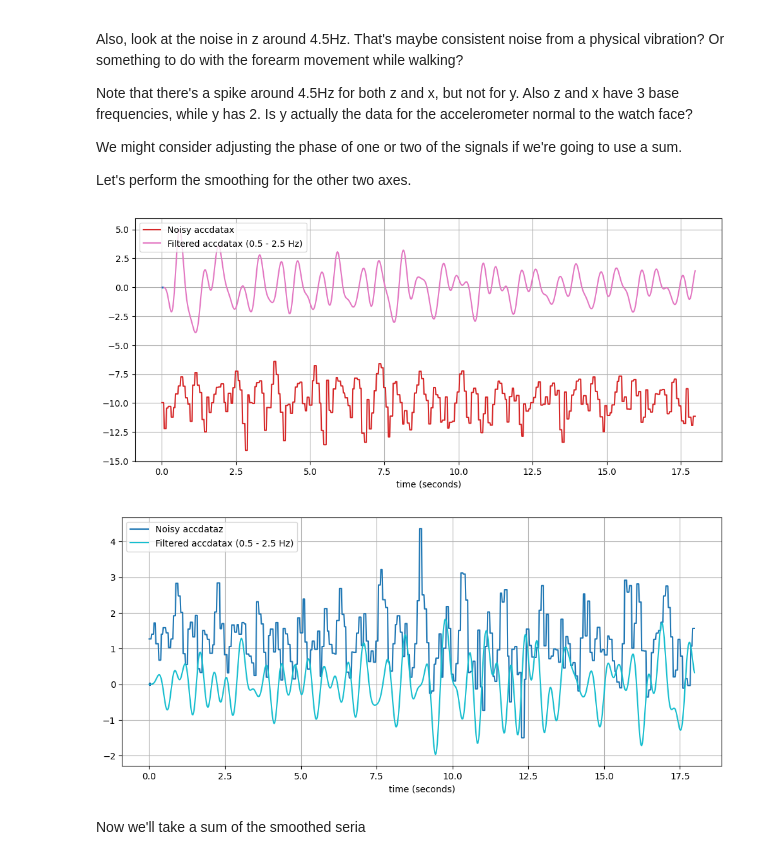
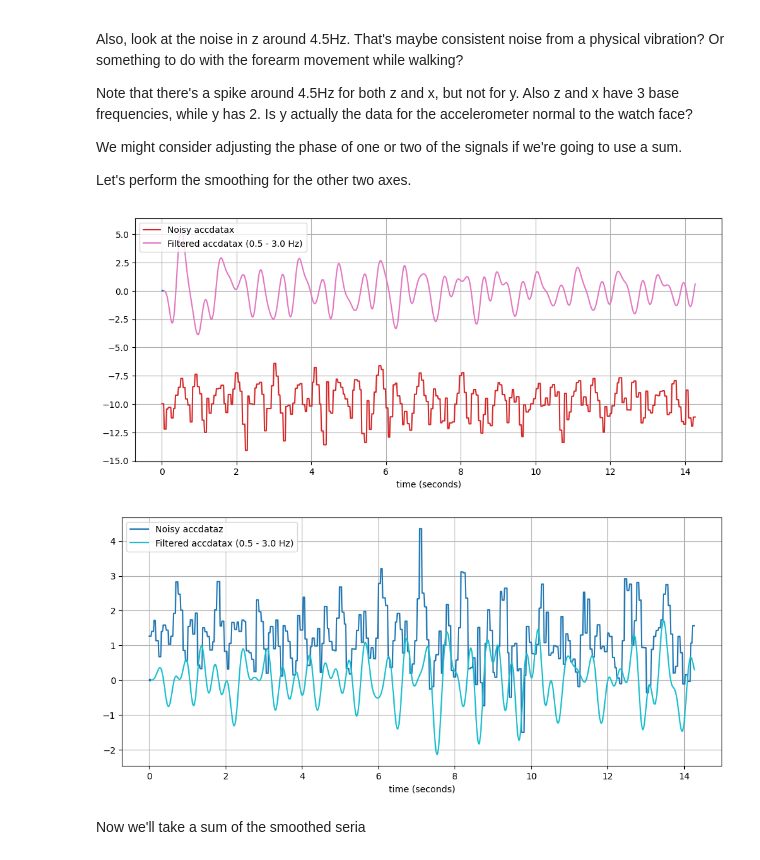
Before and after one commit to rickgladwin/applied_ai_challenges, a Jupyter notebook: week_1_wearable_step_counter.ipynb, the cells around one changed output. Drawn from its saved outputs; the diff is of its cells as text; code cells hidden in the pictures.

```diff
--- a/week_1_wearable_step_counter.ipynb
+++ b/week_1_wearable_step_counter.ipynb
@@ -187,17 +216,18 @@ from numpy import ndarray
 
 # we'll choose a sampling frequency for the FFT that's the same as the sampling
 # frequency for the source data. See Nyquist Theorem and FFT behaviour
-fft_sample_freq = 50
+fft_sample_freq = sample_freq
 fft_sample_interval = 1 / fft_sample_freq
 # we need time data for the independent axis (in place of sample index)
-# well trust the datasheet and take the sampling rate to be 50Hz
-# so each sample index maps to a time delta of (1/50)s
-time_series = np.arange(0, sample_count / 50, 1 / 50)
-print(time_series[:20])
+time_series = np.arange(0, sample_count / sample_freq, 1 / sample_freq)
+# print(time_series[:20])
 fft_y = np.fft.fft(y_sample_df)
-# fft_y_freq = np.fft.fftfreq(len(time_series), fft_sample_interval)
 fft_y_freq: ndarray = np.fft.fftfreq(len(time_series), fft_sample_interval)
 fft_magnitude: ndarray = np.abs(fft_y)
+# using 63Hz in place of 50Hz results in one more sample datapoint, so we trim the series
+if sample_freq == 63:
+    fft_y_freq = fft_y_freq[:-1]
+    time_series = time_series[:-1]
 
 positive_freq_indices = fft_y_freq > 0
 fft_y_freq = fft_y_freq[positive_freq_indices]
@@ -226,6 +256,5 @@ plt.grid()
 plt.tight_layout()
 plt.show()
 
-# A Google search for "numpy bandpass filter" leads us to
-# https://scipy-cookbook.readthedocs.io/items/ButterworthBandpass.html
+# A Google search for "numpy bandpass filter" leads us to the Scipy documentation for Butterworth bandpass filtering [^3]
 # %% [output]
@@ -367,29 +401,5 @@ Let's perform the smoothing for the other two axes.
 # %%
-# TODO: perform the smoothing for the other axes
-# NOTE: consider using a bandpass that's the same for all 3 axes, since we
-#  expect the gait to have the same bandwidth in all 3 axes.
-#  0.5Hz to 2.5 Hz looks like it should work.
-#  If we really wanted to go nuts, we could plot all 3 FFT plots on the same figure
-#  and look at their overlap. But that's out of scope.
-# TODO: create a signal that is the sum of the three smoothed signals
-# TODO: count the steps based on the shape of the combined signal (count the
-#  minima, count the maxima, or count the mean crossings.
-
-# from scipy.signal import butter, lfilter, freqz
-#
-# def butter_bandpass(lowcut, highcut, fs, order=5):
-#     nyq = 0.5 * fs
-#     low = lowcut / nyq
-#     high = highcut / nyq
-#     b, a = butter(order, [low, high], btype='band')
-#     return b, a
-#
-# def butter_bandpass_filter(data, lowcut, highcut, fs, order=5):
-#     b, a = butter_bandpass(lowcut, highcut, fs, order=order)
-#     y = lfilter(b, a, data)
-#     return y
-
-fs = 50
+fs = sample_freq
 # NOTE: if we filter out the higher of these two primary frequencies, we get a signal without a
 # consistent amplitude (unusable). If we filter out the lower, we get a smooth signal at a
 # higher frequency than the step frequency appears to be. It seems that the signal pattern
@@ -397,66 +407,44 @@ fs = 50
 # frequencies pass is the only way to get the gait signal without the noise.
 
 lowcut = 0.5
-# lowcut = 1.25
-# highcut = 1.0
-# highcut = 1.75
-highcut = 2.5
-
-# plt.figure(2)
-# plt.clf()
-# for order in [3, 6, 9]:
-#     b, a = butter_bandpass(lowcut, highcut, fs, order=order)
-#     w, h = freqz(b, a, worN=2000)
-#     plt.plot((fs * 0.5 / np.pi) * w, abs(h), label='Order %d' % order)
-
-# plt.plot([0, 0.5 * fs], [np.sqrt(0.5), np.sqrt(0.5)], '--', label='sqrt(0.5)')
-# plt.xlabel('Frequency (Hz)')
-# plt.ylabel('Gain')
-# plt.title('Butterworth filter gain curve')
-# plt.grid(True)
-# plt.legend(loc='best')
+# 63Hz vs 50Hz sampling rates result in different calculated frequency distributions,
+# so we set a different band depending on sample_freq
+if sample_freq == 50:
+    highcut = 2.5
+else:
+    highcut = 3.0
 
 # Filter a noisy signal.
 T = 0.05
-# nsamples = int(T * fs)
-# t = np.linspace(0, T, nsamples, endpoint=False)
 a = 0.02
-# f0 = 600.0
-# x = 0.1 * np.sin(2 * np.pi * 1.2 * np.sqrt(t))
-# x += 0.01 * np.cos(2 * np.pi * 312 * t + 0.1)
-# x += a * np.cos(2 * np.pi * f0 * t + .11)
-# x += 0.03 * np.cos(2 * np.pi * 2000 * t)
 
 plt.figure(3, figsize=(12, 5))
 plt.clf()
 plt.plot(time_series, x_sample_df, label='Noisy accdatax', color=x_color)
 
-# y = butter_bandpass_filter(x, lowcut, highcut, fs, order=6)
 x = butter_bandpass_filter(x_sample_df, lowcut, highcut, fs, order=6)
 plt.plot(time_series, x, label=f"Filtered accdatax ({lowcut} - {highcut} Hz)", color=x_color_2)
 plt.xlabel('time (seconds)')
 plt.hlines([-a, a], 0, T, linestyles='--')
 plt.grid(True)
 plt.axis('tight')
 plt.legend(loc='upper left')
-
-# plt.show()
 
 plt.figure(4, figsize=(12, 5))
 plt.clf()
 plt.plot(time_series, z_sample_df, label='Noisy accdataz', color=z_color)
 z = butter_bandpass_filter(z_sample_df, lowcut, highcut, fs, order=6)
 plt.plot(time_series, z, label=f"Filtered accdatax ({lowcut} - {highcut} Hz)", color=z_color_2)
 plt.xlabel('time (seconds)')
 plt.hlines([-a, a], 0, T, linestyles='--')
 plt.grid(True)
 plt.axis('tight')
 plt.legend(loc='upper left')
 
 plt.show()
 # %% [output]
-[figure, old version]
+[figure, new version]
-[figure, old version]
+[figure, new version]
 # %% [markdown]
 Now we'll take a sum of the smoothed seria
 # %%
```
Also changed, not shown: parts of 19 cells of this notebook.
